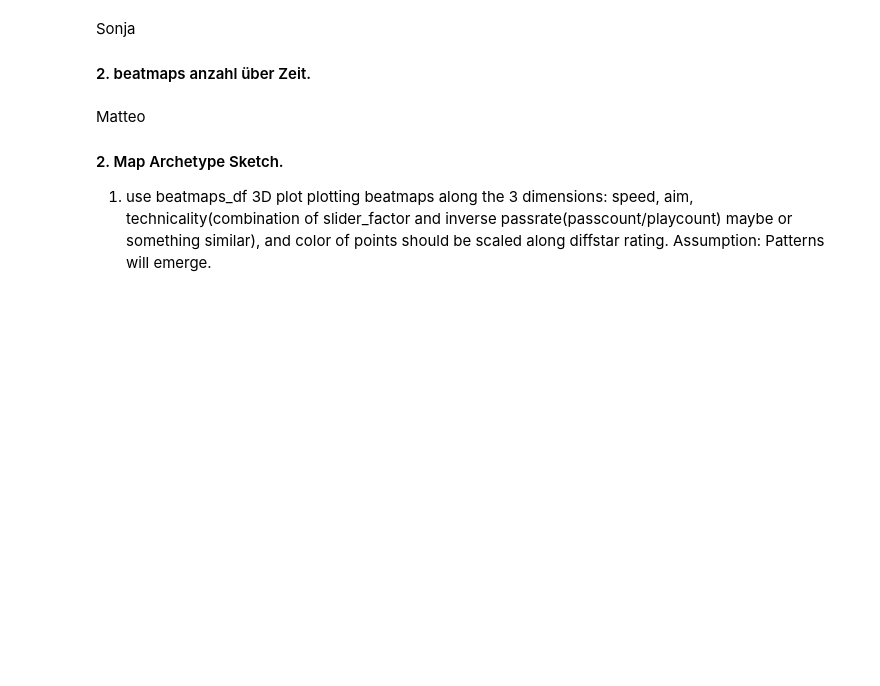
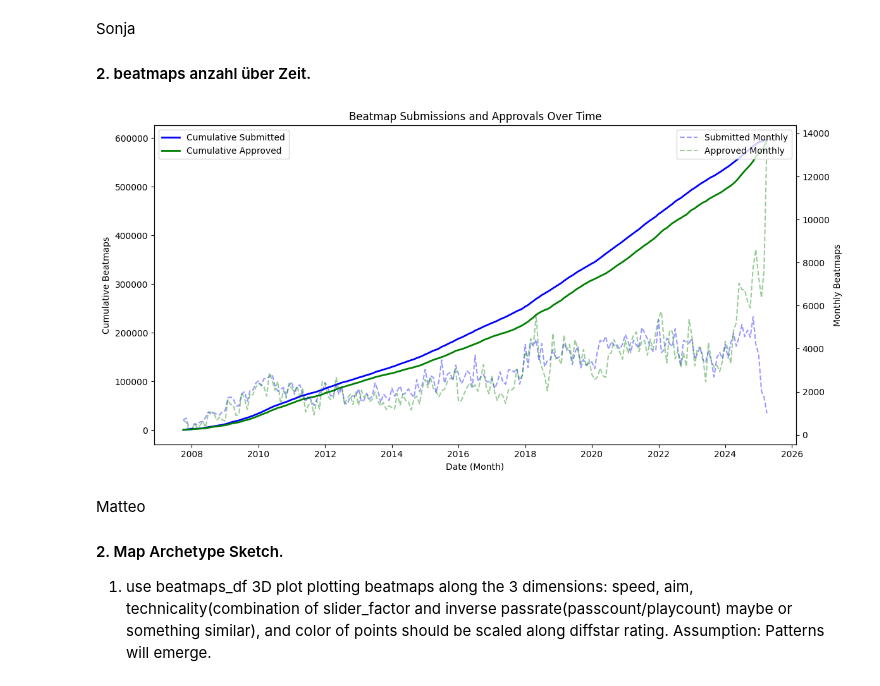
Before and after one commit to mattik01/Osu-RecSys-Study, a Jupyter notebook: DataAnalysis/analysis.ipynb, the cells around one changed output. Cells and saved outputs as stored; diff of their text form; code cells hidden in the pictures; blank space fills up the shorter version.

```diff
--- a/DataAnalysis/analysis.ipynb
+++ b/DataAnalysis/analysis.ipynb
@@ -279,6 +546,47 @@ Sonja
 # %% [markdown]
 Sonja
 #### 2. beatmaps anzahl über Zeit.
+# %%
+import matplotlib.pyplot as plt
+
+# Ensure dates are datetime
+beatmaps_df['submit_date'] = pd.to_datetime(beatmaps_df['submit_date'], errors='coerce')
+beatmaps_df['approved_date'] = pd.to_datetime(beatmaps_df['approved_date'], errors='coerce')
+
+# Group by month
+submitted_monthly = beatmaps_df.groupby(beatmaps_df['submit_date'].dt.to_period('M')).size()
+approved_monthly = beatmaps_df.groupby(beatmaps_df['approved_date'].dt.to_period('M')).size()
+
+# Convert to timestamps
+submitted_monthly.index = submitted_monthly.index.to_timestamp()
+approved_monthly.index = approved_monthly.index.to_timestamp()
+
+# Cumulative sums
+submitted_cumsum = submitted_monthly.cumsum()
+approved_cumsum = approved_monthly.cumsum()
+
+# Plot
+fig, ax1 = plt.subplots(figsize=(12, 6))
+
+# Cumulative on left y-axis
+ax1.plot(submitted_cumsum, label='Cumulative Submitted', color='blue', linewidth=2)
+ax1.plot(approved_cumsum, label='Cumulative Approved', color='green', linewidth=2)
+ax1.set_ylabel('Cumulative Beatmaps')
+ax1.set_xlabel('Date (Month)')
+ax1.legend(loc='upper left')
+
+# Monthly counts on right y-axis
+ax2 = ax1.twinx()
+ax2.plot(submitted_monthly, label='Submitted Monthly', color='blue', linestyle='--', alpha=0.4)
+ax2.plot(approved_monthly, label='Approved Monthly', color='green', linestyle='--', alpha=0.4)
+ax2.set_ylabel('Monthly Beatmaps')
+ax2.legend(loc='upper right')
+
+plt.title("Beatmap Submissions and Approvals Over Time")
+plt.tight_layout()
+plt.show()
+# %% [output]
+[figure, added]
 # %% [markdown]
 Matteo
 #### 2. Map Archetype Sketch.
```
Also changed, not shown: parts of 11 cells of this notebook, 4 other files.
